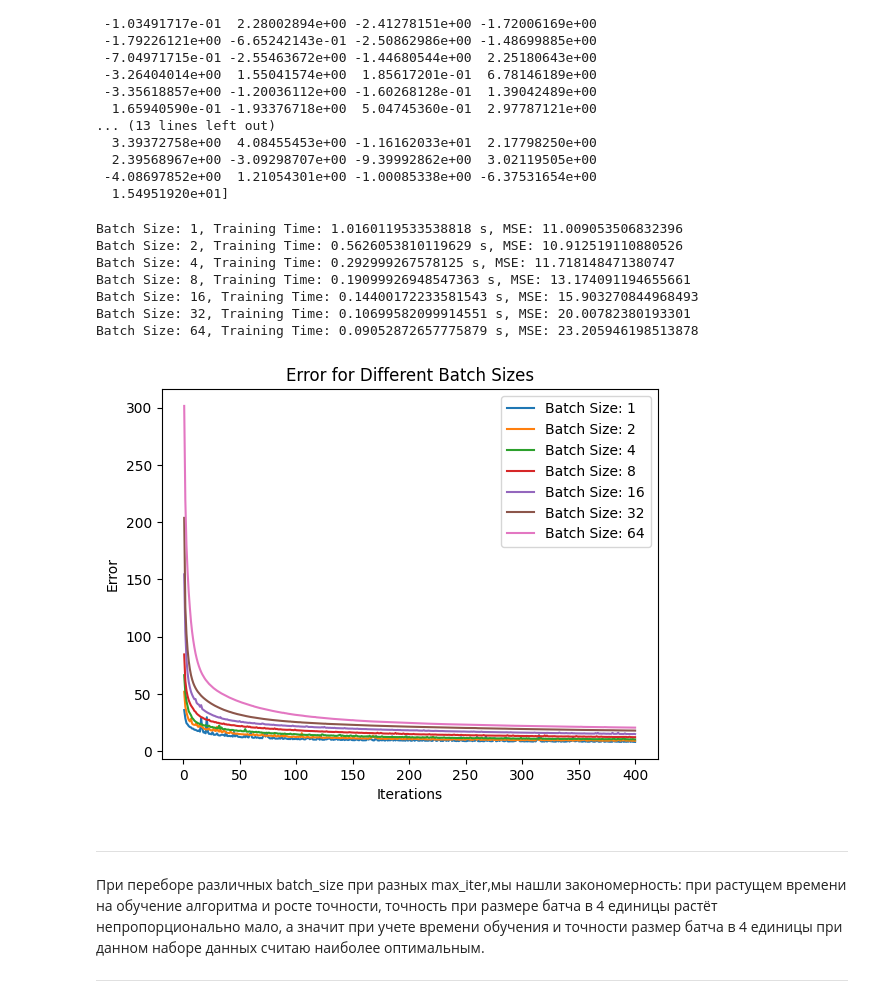
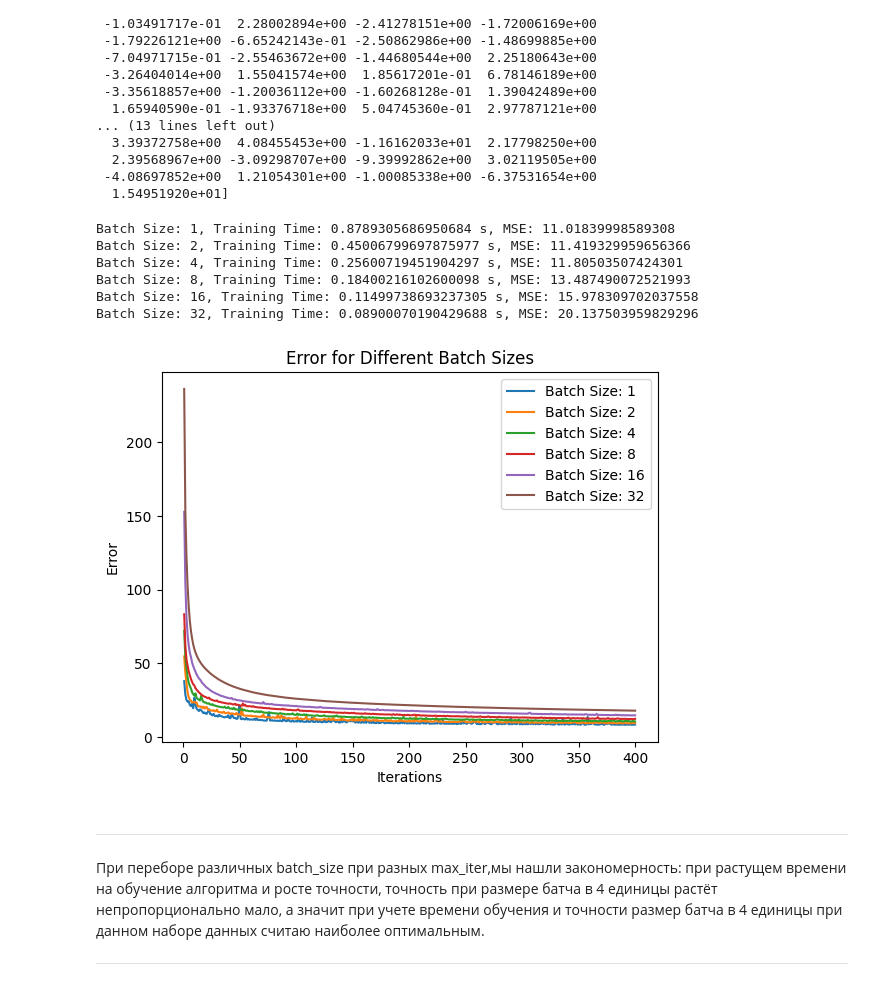
Before and after one commit to Ghostikxd/4.1_labs, a Jupyter notebook: SII/lab4/lab4.ipynb, the cells around one changed output. Cells and saved outputs as stored; diff of their text form; code cells hidden in the pictures.

```diff
--- a/SII/lab4/lab4.ipynb
+++ b/SII/lab4/lab4.ipynb
@@ -268,35 +268,34 @@ MSE:  11.01030172370774
 # %%
 import matplotlib.pyplot as plt
 
-batch_sizes = [1, 2, 4, 8, 16, 32, 64]
+batch_sizes = [1, 2, 4, 8, 16, 32]
 results = []
 
 for batch_size in batch_sizes:
     model_sgd = LinearRegressionSGD(lr=0.01, max_iter=400, batch_size=batch_size, tol=1e-3, intercept=True)
     start_time = time.time()
     steps, errors = model_sgd.fit(X_train, y_train)
     training_time = time.time() - start_time
     mse = model_sgd.MSE(X_test, y_test)
     results.append((batch_size, training_time, mse))
     plt.plot(steps, errors, label=f'Batch Size: {batch_size}')
 
 for batch_size, training_time, mse in results:
     print(f"Batch Size: {batch_size}, Training Time: {training_time} s, MSE: {mse}")
 
 plt.xlabel('Iterations')
 plt.ylabel('Error')
 plt.legend()
 plt.title('Error for Different Batch Sizes')
 plt.show()
 # %% [output]
-Batch Size: 1, Training Time: 1.0160119533538818 s, MSE: 11.009053506832396
-Batch Size: 2, Training Time: 0.5626053810119629 s, MSE: 10.912519110880526
-Batch Size: 4, Training Time: 0.292999267578125 s, MSE: 11.718148471380747
-Batch Size: 8, Training Time: 0.19099926948547363 s, MSE: 13.174091194655661
-Batch Size: 16, Training Time: 0.14400172233581543 s, MSE: 15.903270844968493
-Batch Size: 32, Training Time: 0.10699582099914551 s, MSE: 20.00782380193301
-Batch Size: 64, Training Time: 0.09052872657775879 s, MSE: 23.205946198513878
+Batch Size: 1, Training Time: 0.8789305686950684 s, MSE: 11.01839998589308
+Batch Size: 2, Training Time: 0.45006799697875977 s, MSE: 11.419329959656366
+Batch Size: 4, Training Time: 0.25600719451904297 s, MSE: 11.80503507424301
+Batch Size: 8, Training Time: 0.18400216102600098 s, MSE: 13.487490072521993
+Batch Size: 16, Training Time: 0.11499738693237305 s, MSE: 15.978309702037558
+Batch Size: 32, Training Time: 0.08900070190429688 s, MSE: 20.137503959829296
-[figure, old version]
+[figure, new version]
 # %% [markdown]
 --------------------------------------
 
```
Also changed, not shown: 1 other file.
